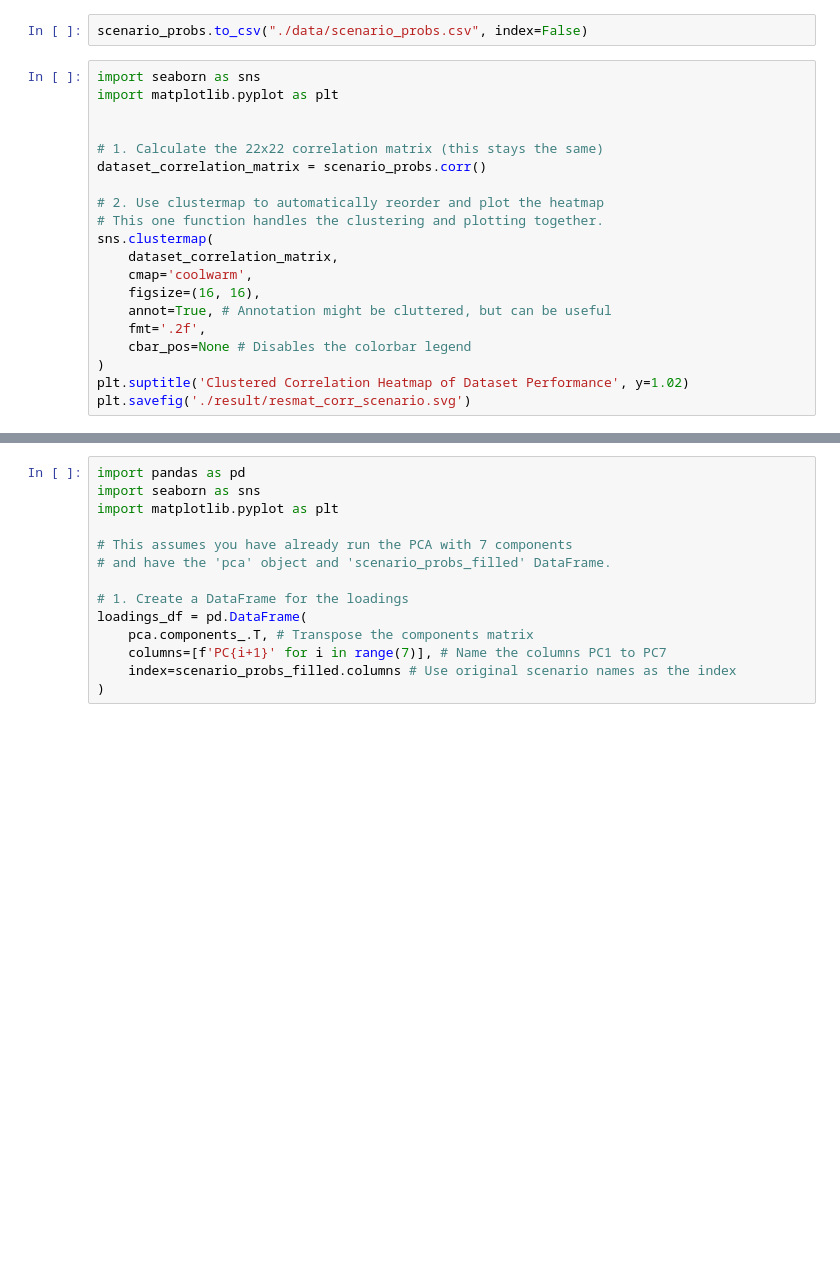
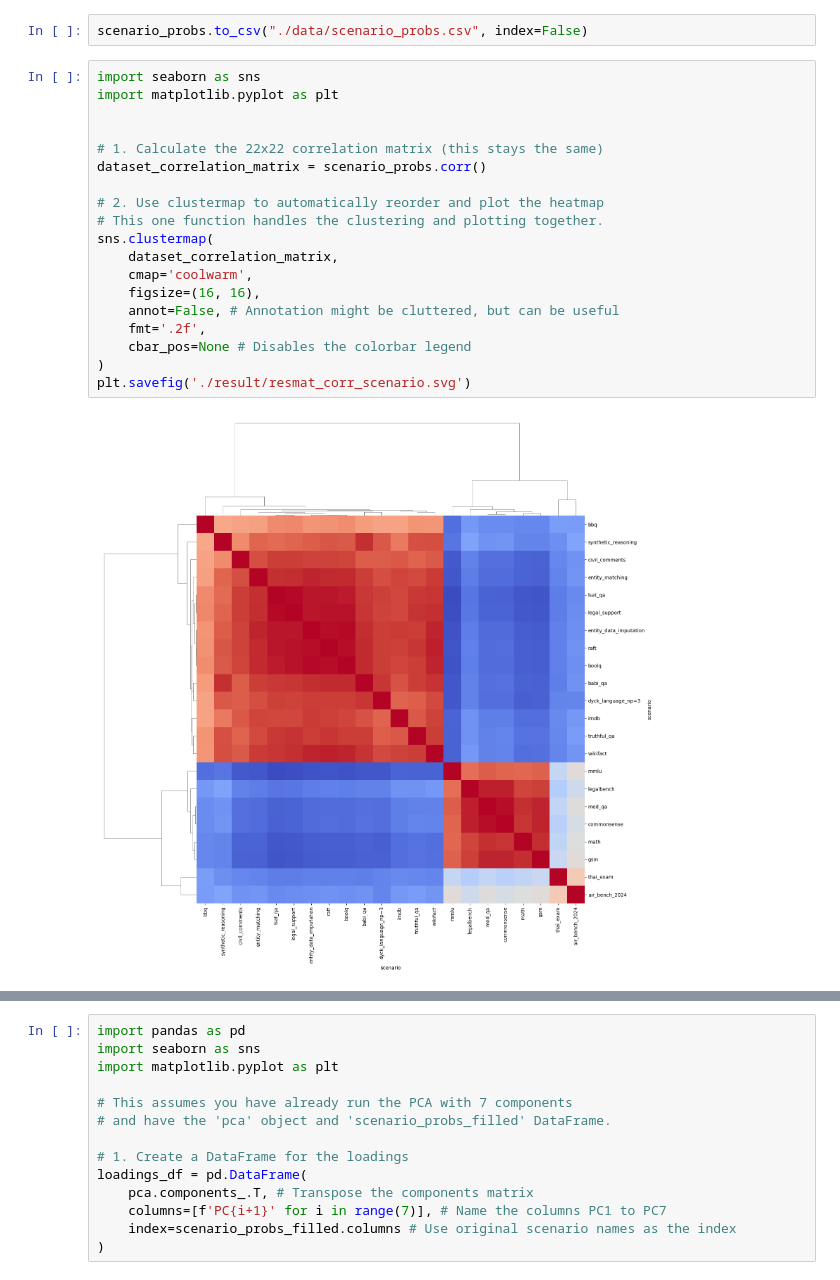
Before and after one commit to ronanhansel/reeval-multi, a Jupyter notebook: eda.ipynb, the cells around one changed output, grey strips where cells are left out. Drawn from its saved outputs; the diff is of its cells as text; blank space fills up the shorter version.

```diff
--- a/eda.ipynb
+++ b/eda.ipynb
@@ -126,23 +126,24 @@ scenario_probs.to_csv("./data/scenario_probs.csv", index=False)
 # %%
 import seaborn as sns
 import matplotlib.pyplot as plt
 
 
 # 1. Calculate the 22x22 correlation matrix (this stays the same)
 dataset_correlation_matrix = scenario_probs.corr()
 
 # 2. Use clustermap to automatically reorder and plot the heatmap
 # This one function handles the clustering and plotting together.
 sns.clustermap(
     dataset_correlation_matrix,
     cmap='coolwarm',
     figsize=(16, 16),
-    annot=True, # Annotation might be cluttered, but can be useful
+    annot=False, # Annotation might be cluttered, but can be useful
     fmt='.2f',
     cbar_pos=None # Disables the colorbar legend
 )
-plt.suptitle('Clustered Correlation Heatmap of Dataset Performance', y=1.02)
 plt.savefig('./result/resmat_corr_scenario.svg')
+# %% [output]
+[figure, added]
 # %%
 import pandas as pd
 import numpy as np
```
Also changed, not shown: parts of 2 cells of this notebook, 2 other files.
